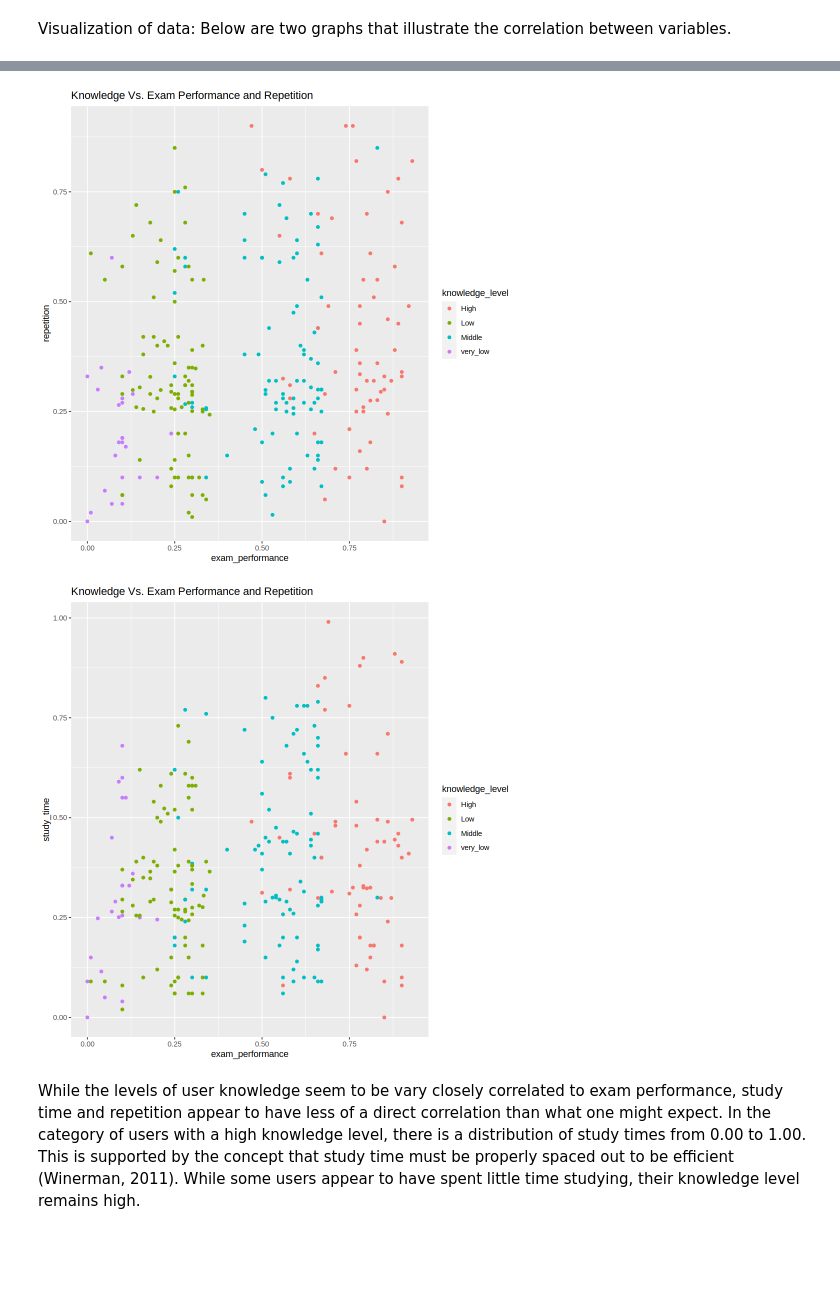
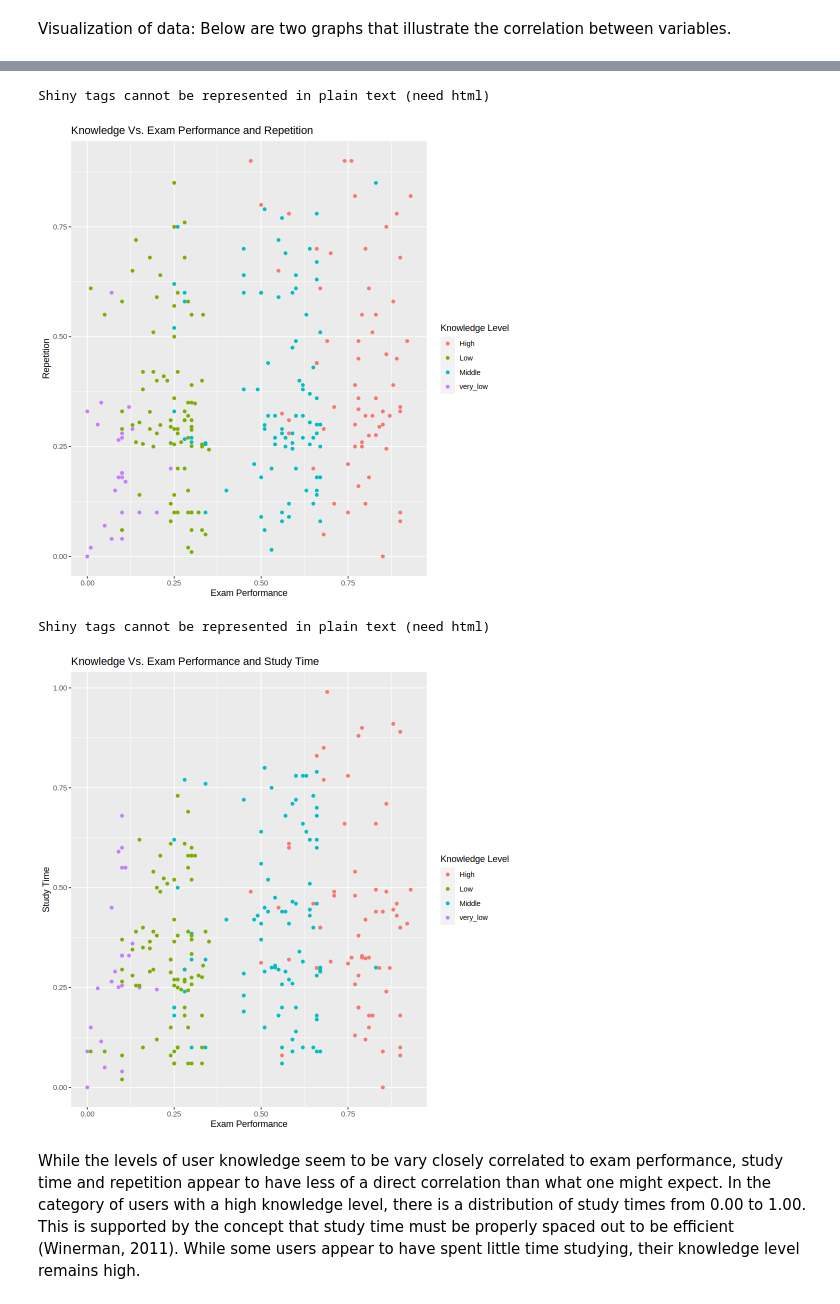
Before and after one commit to trinityma/dsci100project, a Jupyter notebook: group_project_report.ipynb, the cells around one changed output, grey strips where cells are left out. Drawn from its saved outputs; the diff is of its cells as text; code cells hidden in the pictures; blank space fills up the shorter version.

Commit message:
complete data analysis

```diff
--- a/group_project_report.ipynb
+++ b/group_project_report.ipynb
@@ -141,18 +138,27 @@ options(repr.plot.width = 8, repr.plot.height = 8)
 scatter <- user_knowledge_data |>
      ggplot(aes(x=exam_performance, y=repetition, color=knowledge_level))+
     geom_point()+
+    labs(x = "Exam Performance", y = "Repetition", color = "Knowledge Level") +
     ggtitle("Knowledge Vs. Exam Performance and Repetition")
 
+h3("Plot 2: ...")
 scatter
-
-scatter2 <- user_knowledge_data |>
-     ggplot(aes(x=exam_performance, y=study_time, color=knowledge_level))+
-    geom_point()+
-    ggtitle("Knowledge Vs. Exam Performance and Study Time")
-
-scatter2
 # %% [output]
+Shiny tags cannot be represented in plain text (need html)
 [figure]
-[figure, removed]
+# %%
+scatter2 <- user_knowledge_data |>
+     ggplot(aes(x=exam_performance, y=study_time, color=knowledge_level))+
+    geom_point()+
+    xlab("Exam Performance") +
+    ylab("Study Time") +
+    labs(x = "Exam Performance", y = "Study Time", color = "Knowledge Level") +
+    ggtitle("Knowledge Vs. Exam Performance and Study Time")
+
+h3("Plot 3: ...")
+scatter2
+# %% [output]
+Shiny tags cannot be represented in plain text (need html)
+[figure, added]
 # %% [markdown]
 While the levels of user knowledge seem to be vary closely correlated to exam performance, study time and repetition appear to have less of a direct correlation than what one might expect. In the category of users with a high knowledge level, there is a distribution of study times from 0.00 to 1.00. This is supported by the concept that study time must be properly spaced out to be efficient (Winerman, 2011). While some users appear to have spent little time studying, their knowledge level remains high.
```
Also changed, not shown: parts of 43 cells of this notebook.
